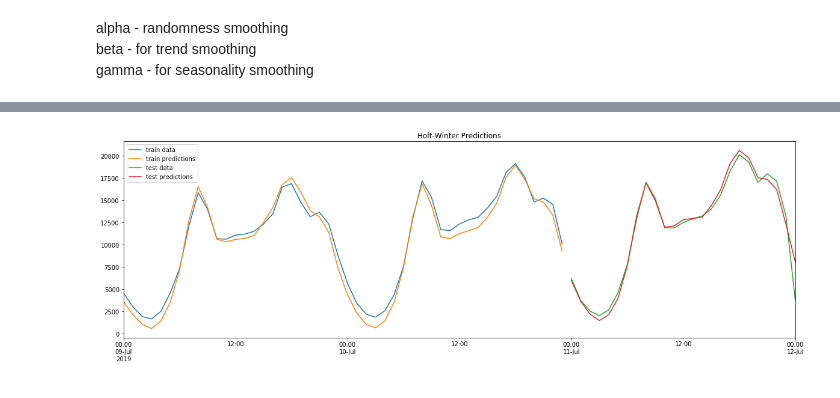
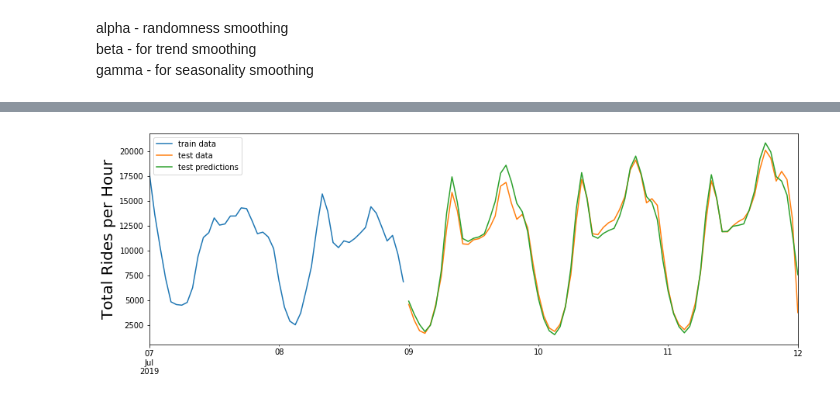
Before and after one commit to DanCorley/uber_demand, a Jupyter notebook: city_modeling.ipynb, the cells around one changed output, grey strips where cells are left out. Drawn from its saved outputs; the diff is of its cells as text; code cells hidden in the pictures.

Commit message:
improved modeling for city and neighborhood

```diff
--- a/city_modeling.ipynb
+++ b/city_modeling.ipynb
@@ -371,6 +375,6 @@ Wall time: 28.2 s
-# %%
-mod = hm.final_model(train, test, results, score_col='rmse')
-
-predictions = hm.plot_predictions(mod, train, test, start=-48, title='Holt-Winter Predictions')
-# %% [output]
-[figure, removed]
+# %%
+results = hm.run_final_model(train, test, results)
+# %%
+hm.plot_predictions(results, start=-48, validate=False, test=True)
+# %% [output]
+[figure, added]
```
Also changed, not shown: parts of 7 cells of this notebook, 1 other file.
